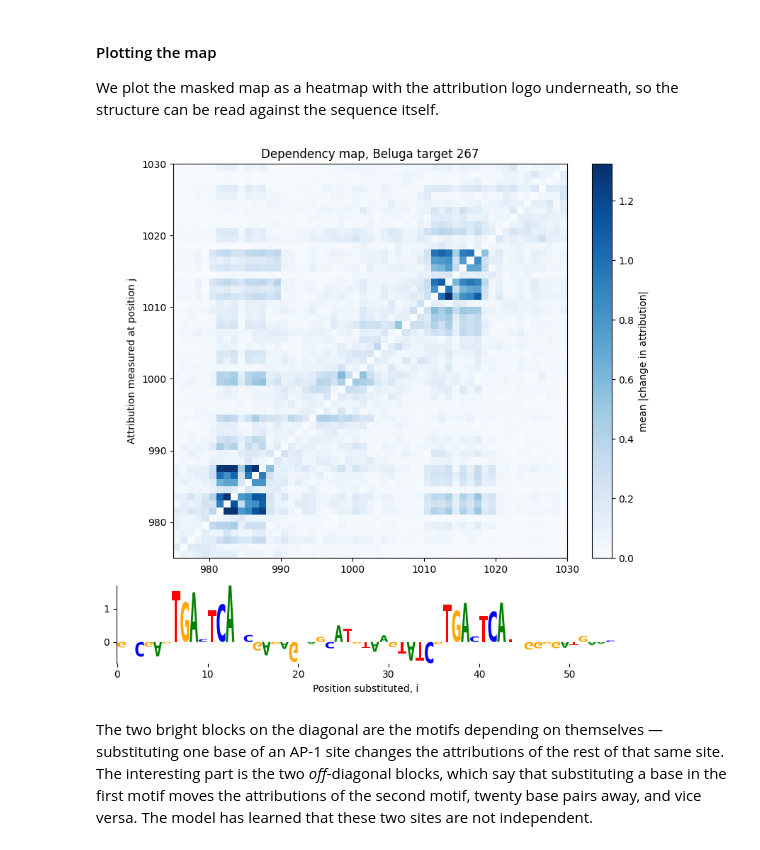
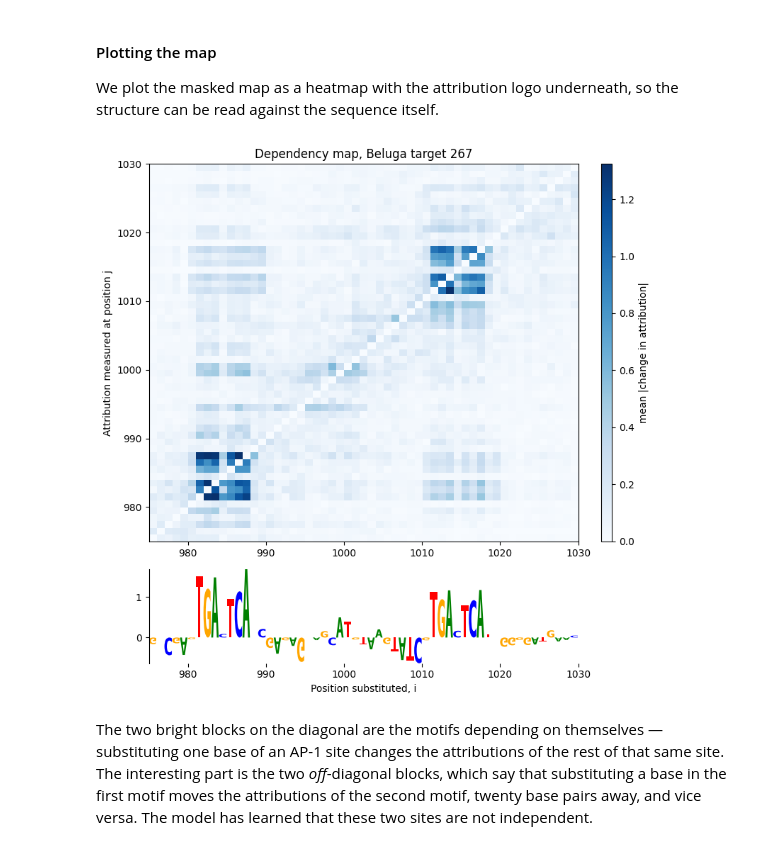
Before and after one commit to jmschrei/tangermeme, a Jupyter notebook: docs/tutorials/Tutorial_B8_Dependency_Maps.ipynb, the cells around one changed output. Cells and saved outputs as stored; diff of their text form; code cells hidden in the pictures.

Commit message:
DOC align the Tutorial B8 dependency map with the logo beneath it
The colorbar took width from the heatmap but not from the logo, so the
two columns did not line up, and the logo was drawn on positions 0-55
under a heatmap on 975-1030, with the label "Position substituted, i"
under the logo's axis. The colorbar now has its own grid column and the
logo's ticks carry the heatmap's coordinates. B8 is re-executed; its
printed values are unchanged.

Co-Authored-By: Claude Opus 5.5 <noreply@anthropic.com>

```diff
--- a/docs/tutorials/Tutorial_B8_Dependency_Maps.ipynb
+++ b/docs/tutorials/Tutorial_B8_Dependency_Maps.ipynb
@@ -83,29 +83,37 @@ We plot the masked map as a heatmap with the attribution logo underneath, so the
 # %%
 import matplotlib
 matplotlib.rcParams['pdf.fonttype'] = 42
 from matplotlib import pyplot as plt
 from tangermeme.plot import plot_logo
 from tangermeme.saliency import saliency
 
 X_attr = saliency(model, X, target=267)
 
+# The colorbar gets its own column so that the heatmap and the logo are the
+# same width, and the logo, which plot_logo draws from position 0, is
+# relabelled with the heatmap's coordinates.
 fig = plt.figure(figsize=(8, 8))
+grid = fig.add_gridspec(2, 2, height_ratios=[4, 1], width_ratios=[40, 1])
+ax0 = fig.add_subplot(grid[0, 0])
+cax = fig.add_subplot(grid[0, 1])
+ax1 = fig.add_subplot(grid[1, 0])
 
-ax0 = plt.subplot2grid((5, 1), (0, 0), rowspan=4)
 im = ax0.imshow(d_masked.numpy(), cmap='Blues', origin='lower',
-    extent=[975, 1030, 975, 1030])
+    extent=[975, 1030, 975, 1030], aspect='auto')
 ax0.set_ylabel("Attribution measured at position j")
 ax0.set_title("Dependency map, Beluga target 267")
-plt.colorbar(im, ax=ax0, fraction=0.046, label="mean |change in attribution|")
+fig.colorbar(im, cax=cax, label="mean |change in attribution|")
 
-ax1 = plt.subplot2grid((5, 1), (4, 0))
 plot_logo(X_attr[0, :, 975:1030], ax=ax1)
+ax1.set_xlim(0, 55)
+ax1.set_xticks(range(5, 56, 10))
+ax1.set_xticklabels(range(980, 1031, 10))
 ax1.set_xlabel("Position substituted, i")
 
 plt.tight_layout()
 plt.show()
 # %% [output]
-[figure, old version]
+[figure, new version]
 # %% [markdown]
 The two bright blocks on the diagonal are the motifs depending on themselves &mdash; substituting one base of an AP-1 site changes the attributions of the rest of that same site. The interesting part is the two <i>off</i>-diagonal blocks, which say that substituting a base in the first motif moves the attributions of the second motif, twenty base pairs away, and vice versa. The model has learned that these two sites are not independent.
 # %% [markdown]
```
